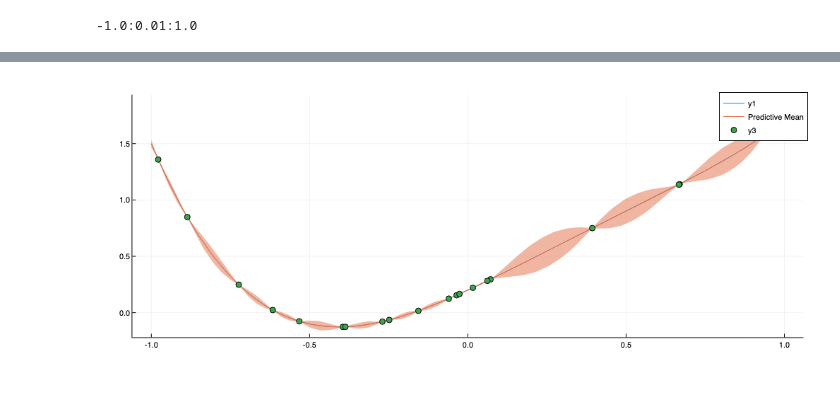
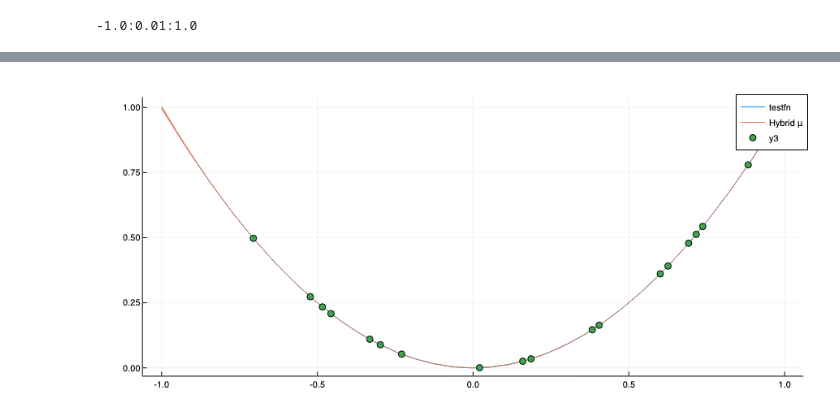
Before and after one commit to DarianNwankwo/Mean-Field-Bayesian-Optimization, a Jupyter notebook: notebooks/bo_with_mean_field.ipynb, the cells around one changed output, grey strips where cells are left out. Cells and saved outputs as stored; diff of their text form; code cells hidden in the pictures; blank space fills up the shorter version.

```diff
--- a/notebooks/bo_with_mean_field.ipynb
+++ b/notebooks/bo_with_mean_field.ipynb
@@ -45,20 +34,16 @@ domain = lbs[1]:.01:ubs[1]
 # %% [output]
 -1.0:0.01:1.0
 # %%
-kernel = Matern32()
+kernel = SquaredExponential()
 polynomial = PolynomialBasisFunction([
-        x -> 1., x -> first(x), x -> first(x) ^ 2, x -> first(x)^3, x -> first(x)^4
+        x -> 1., x -> first(x) ^ 2,
 ])
-ϵ = 1e-1
-Σ = Matrix{Float64}(I(length(polynomial)))
-N = 20
-observation_noise = 0.
+N = 18
+observation_noise = 1e-8
 X = randsample(N, testfn.dim, lbs, ubs)
 y = testfn(X) + observation_noise * randn(N)
 
-sur_ei = Surrogate(kernel, polynomial, X, y, decision_rule=EI(),
-    observation_noise=observation_noise, capacity=N+1, ϵ=ϵ, Σref=Σ)
-sur_poi = Surrogate(kernel, polynomial, X, y, decision_rule=POI(),
-    observation_noise=observation_noise, capacity=N+1, ϵ=ϵ, Σref=Σ)
-sur_lcb = Surrogate(kernel, polynomial, X, y, decision_rule=LCB(),
-    observation_noise=observation_noise, capacity=N+1, ϵ=ϵ, Σref=Σ)
+hsur = HybridSurrogate(kernel, polynomial, X, y, decision_rule=EI(),
+    observation_noise=observation_noise, capacity=N)
+sur = Surrogate(kernel, X, y, decision_rule=EI(),
+    observation_noise=observation_noise, capacity=N);
@@ -67,25 +87,36 @@ Surrogate{RBF = RadialBasisFunction{Float64}}
 # %%
 domain = lbs[1]:.01:ubs[1]
-μ = similar(domain)
+μ = similar(domain) # Predictive mean for standard model: f(x) ~ Z(x)
+μ2 = similar(domain) # Predictive mean for the hybrid model: f(x) ~ P(x)c + Z(x)
+∇μ2 = similar(domain)
+Hμ2 = similar(domain)
 σ = similar(domain)
+σ2 = similar(domain)
+∇σ2 = similar(domain)
+Hσ2 = similar(domain)
 EIx = similar(domain)
-POIx = similar(domain)
-LCBx = similar(domain)
+EIx2 = similar(domain)
 
 for (i, x) in enumerate(domain)
-    sx_ei = sur_ei([x], [0.])
-    sx_poi = sur_poi([x], [0.])
-    sx_lcb = sur_lcb([x], [0.])
+    sx = sur([x], [0.])
+    hsx = hsur([x], [0.])
 
-    μ[i] = sx_ei.μ
-    σ[i] = sx_ei.σ
-    EIx[i] = eval(sx_ei)
-    POIx[i] = eval(sx_poi)
-    LCBx[i] = eval(sx_lcb)
+    μ[i] = sx.μ
+    μ2[i] = hsx.μ
+    ∇μ2[i] = first(hsx.∇μ)
+    Hμ2[i] = first(hsx.Hμ)
+    σ[i] = sx.σ
+    σ2[i] = hsx.σ
+    ∇σ2[i] = first(hsx.∇σ)
+    Hσ2[i] = first(hsx.Hσ)
+    EIx[i] = eval(sx)
+    EIx2[i] = eval(hsx)
 end
 
-plot(domain, [testfn([x]) for x in domain])
-plot!(domain, μ, ribbons=2σ, label="Predictive Mean")
-scatter!(get_active_covariates(sur_ei)', get_active_observations(sur_ei))
+plot(domain, [testfn([x]) for x in domain], label="testfn")
+# plot!(domain, μ, ribbons=2σ, label="GP μ")
+# plot!(domain, μ3, label="Other μ")
+plot!(domain, μ2, ribbons=2σ2, label="Hybrid μ")
+scatter!(get_active_covariates(hsur)', get_active_observations(sur))
 # %% [output]
-[figure, old version]
+[figure, new version]
```
Also changed, not shown: parts of 12 cells of this notebook, 5 other files.
